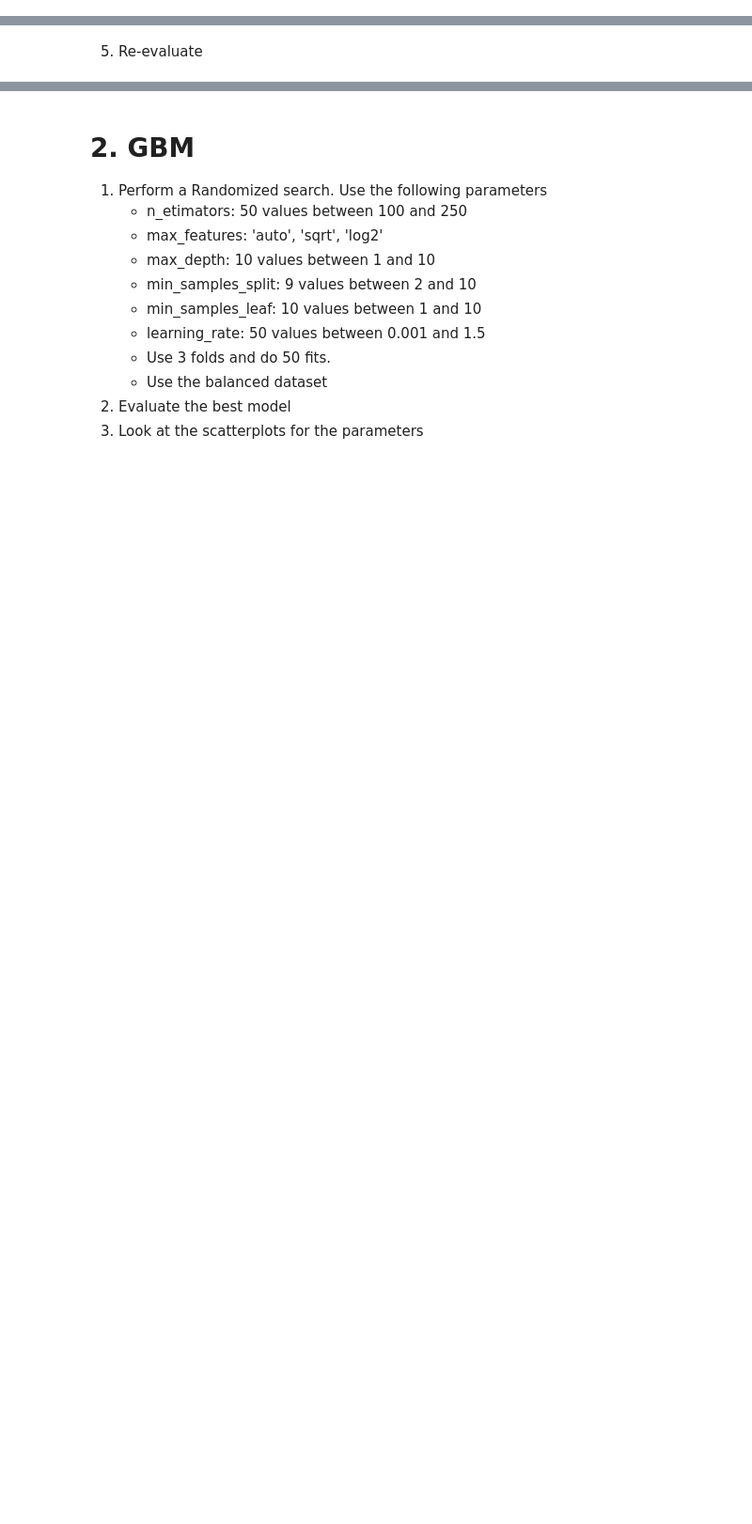
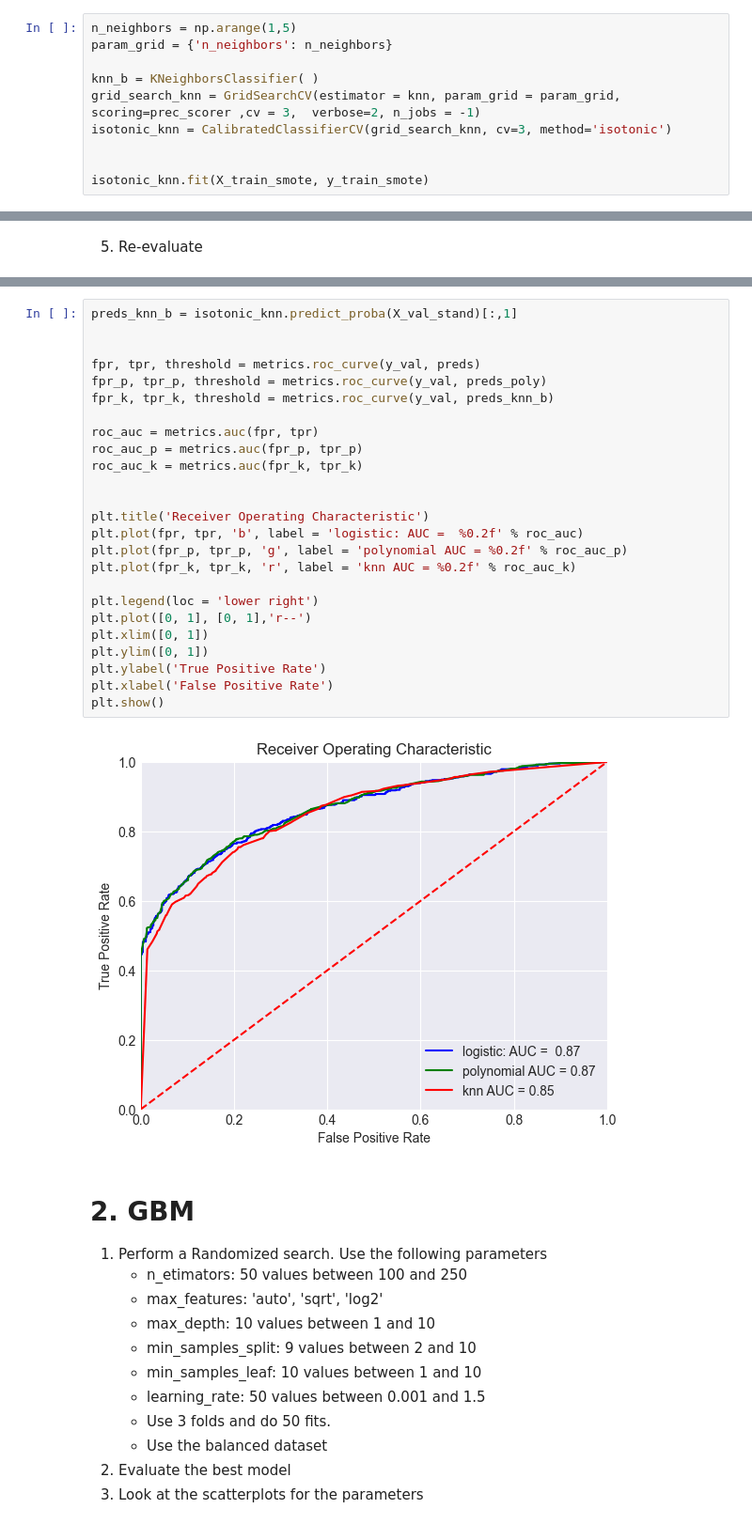
Before and after one commit to Vicba/MachineLearningSchool, a Jupyter notebook: labs/Classification/Class5-6_labo.ipynb, the cells around one changed output, grey strips where cells are left out. Shown: that part at 94% size. Drawn from its saved outputs; the diff is of its cells as text; blank space fills up the shorter version.

```diff
--- a/labs/Classification/Class5-6_labo.ipynb
+++ b/labs/Classification/Class5-6_labo.ipynb
@@ -544,2 +589,12 @@ plt.show()
 # %% [markdown]
 4. Redo the grid search, but on the balanced data and calibrate the model
+# %%
+n_neighbors = np.arange(1,5)
+param_grid = {'n_neighbors': n_neighbors}
+
+knn_b = KNeighborsClassifier( )
+grid_search_knn = GridSearchCV(estimator = knn, param_grid = param_grid, scoring=prec_scorer ,cv = 3,  verbose=2, n_jobs = -1)
+isotonic_knn = CalibratedClassifierCV(grid_search_knn, cv=3, method='isotonic')
+
+
+isotonic_knn.fit(X_train_smote, y_train_smote)
@@ -548,3 +627,30 @@ plt.show()
+# %%
+preds_knn_b = isotonic_knn.predict_proba(X_val_stand)[:,1]
+
+
+fpr, tpr, threshold = metrics.roc_curve(y_val, preds)
+fpr_p, tpr_p, threshold = metrics.roc_curve(y_val, preds_poly)
+fpr_k, tpr_k, threshold = metrics.roc_curve(y_val, preds_knn_b)
+
+roc_auc = metrics.auc(fpr, tpr)
+roc_auc_p = metrics.auc(fpr_p, tpr_p)
+roc_auc_k = metrics.auc(fpr_k, tpr_k)
+
+
+plt.title('Receiver Operating Characteristic')
+plt.plot(fpr, tpr, 'b', label = 'logistic: AUC =  %0.2f' % roc_auc)
+plt.plot(fpr_p, tpr_p, 'g', label = 'polynomial AUC = %0.2f' % roc_auc_p)
+plt.plot(fpr_k, tpr_k, 'r', label = 'knn AUC = %0.2f' % roc_auc_k)
+
+plt.legend(loc = 'lower right')
+plt.plot([0, 1], [0, 1],'r--')
+plt.xlim([0, 1])
+plt.ylim([0, 1])
+plt.ylabel('True Positive Rate')
+plt.xlabel('False Positive Rate')
+plt.show()
+# %% [output]
+[figure, added]
 # %% [markdown]
 # 2. GBM
 1. Perform a Randomized search. Use the following parameters
```
Also changed, not shown: parts of 19 cells of this notebook, 2 other files.
